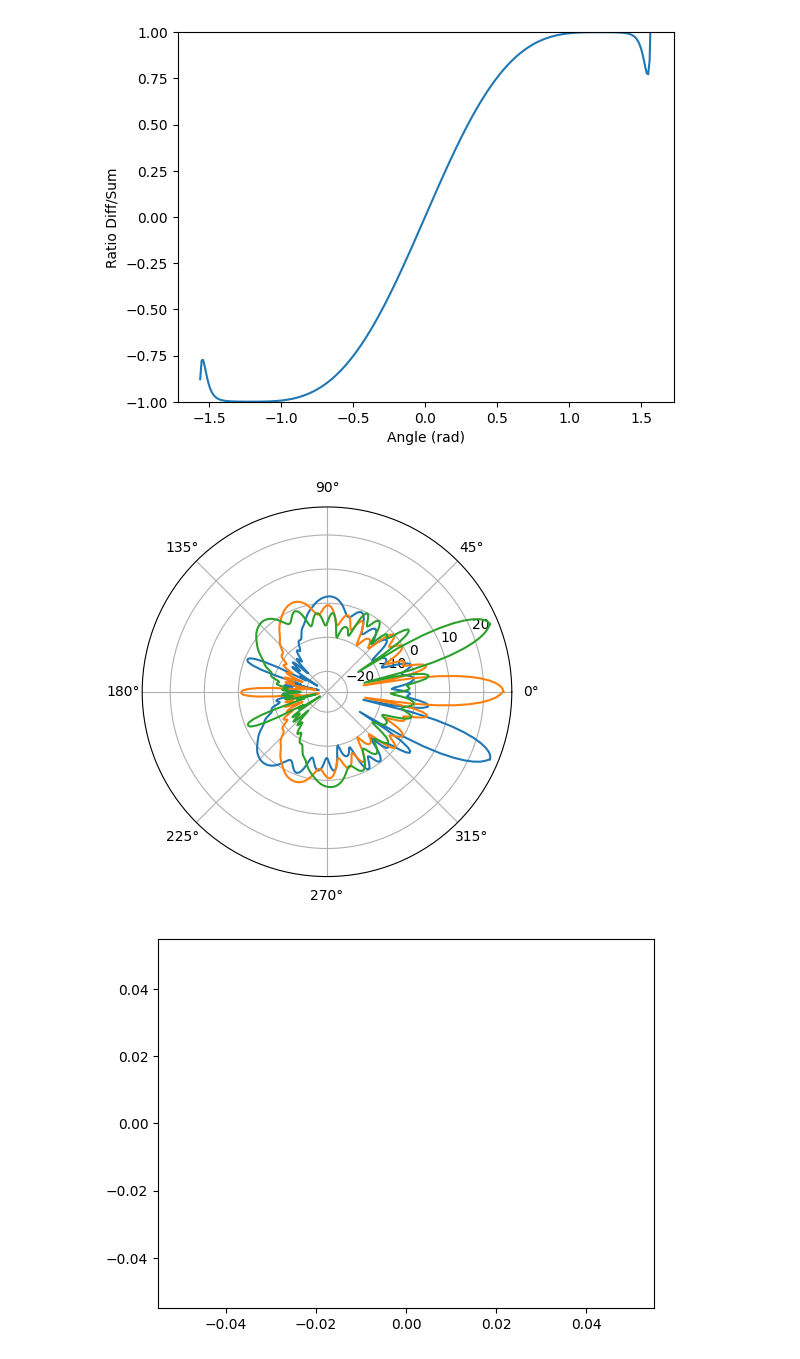
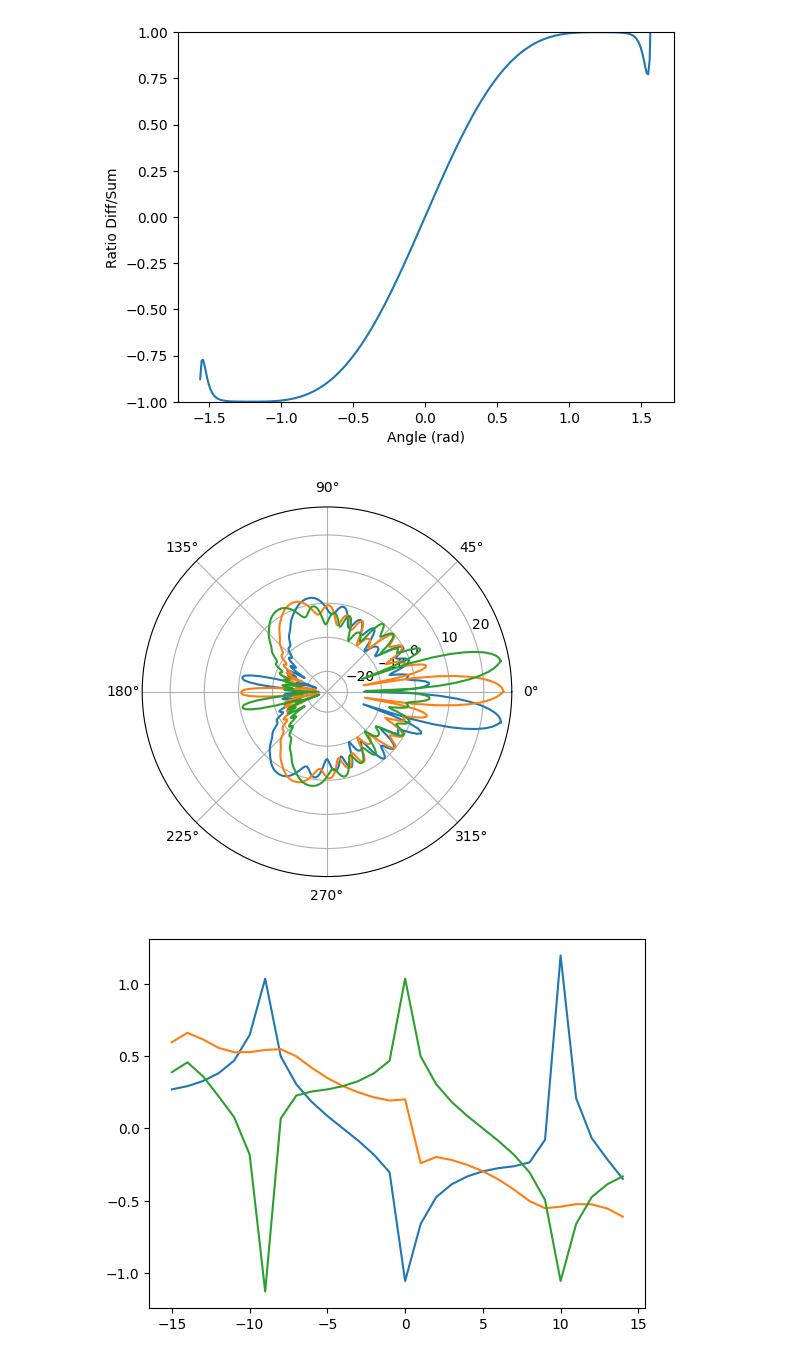
Before and after one commit to Aplefen1/BeeTrackingDiss, a Jupyter notebook: Experiments and Models/AccurateModellingTest.ipynb, the cells around one changed output. Cells and saved outputs as stored; diff of their text form; code cells hidden in the pictures.

Commit message:
rudimentary mono-function

```diff
--- a/Experiments and Models/AccurateModellingTest.ipynb
+++ b/Experiments and Models/AccurateModellingTest.ipynb
@@ -97,17 +97,17 @@ sx.plot(theta, diff_sum_ratio)
 # %%
 from Model import NewModel
 from BLEHardware import Antenna
 import numpy as np
 import pandas as pd
 import matplotlib.pyplot as plt
 %matplotlib inline
 
 Model = NewModel(-100)
-Model.plotTransmitters()
-Model.plotRecievedSignal()
+Model.plotarray()
+Model.plotIdealMono(30)
 # %% [output]
-[figure, old version]
+[figure, new version]
-[figure, old version]
+[figure, new version]
 # %%
 import scipy.io
 import numpy as np
```
Also changed, not shown: 2 other files.
